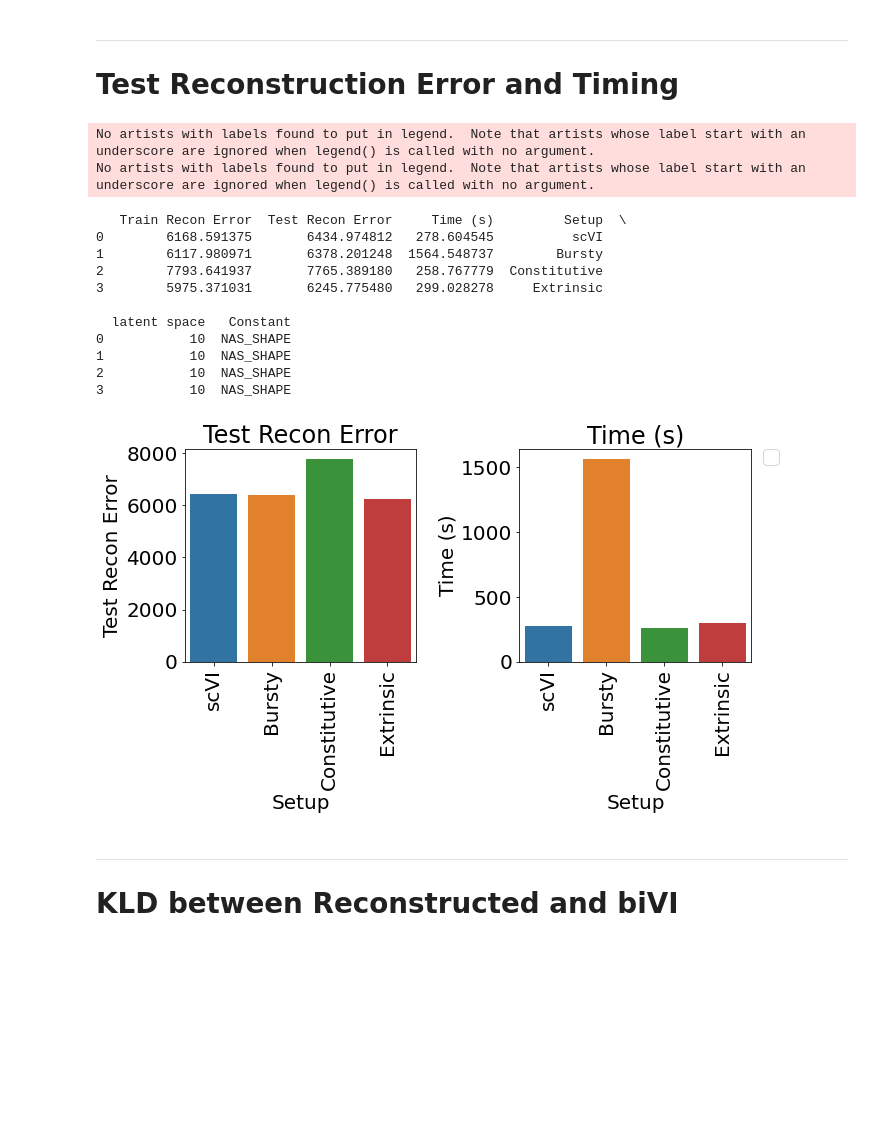
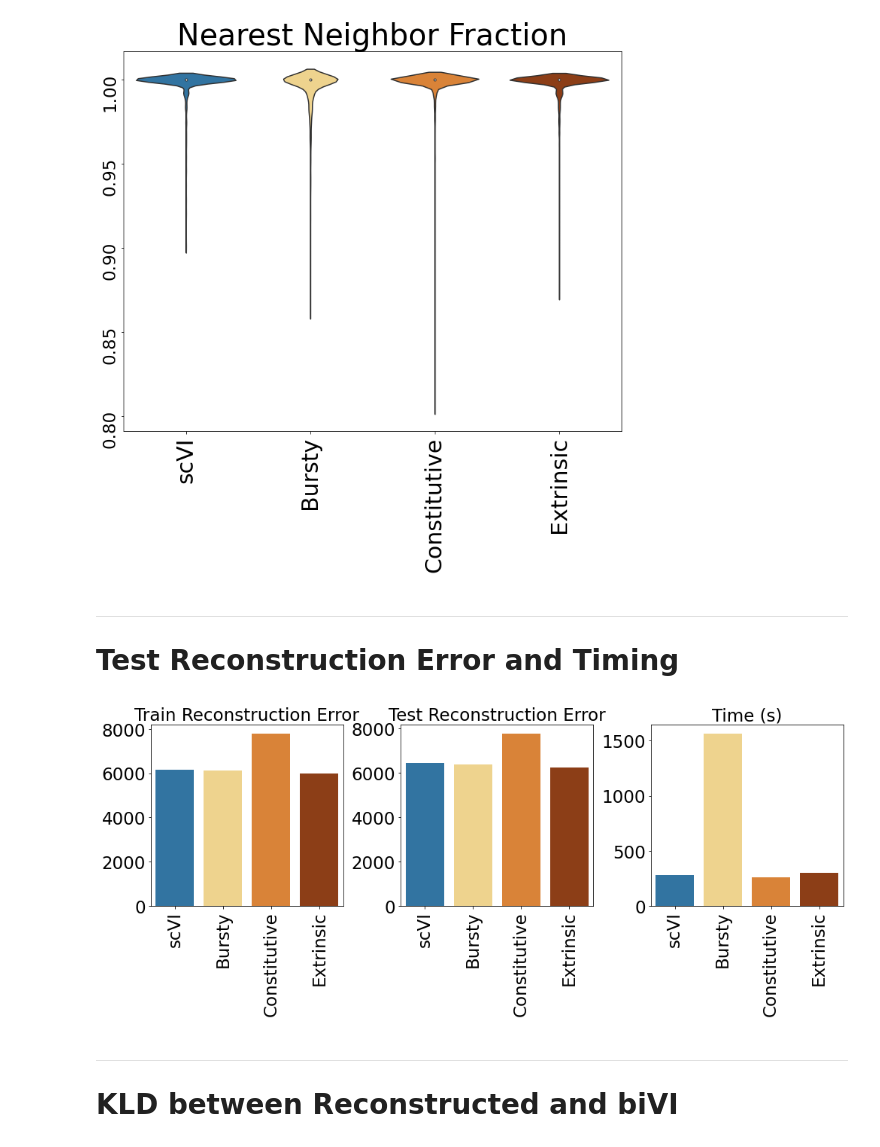
Before and after one commit to pachterlab/CGCCP_2023, a Jupyter notebook: Code/Notebooks/Analysis7_Simulated.ipynb, the cells around one changed output. Saved outputs shown, nothing was run; the diff lists cells and outputs as text; code cells hidden in the pictures; blank space fills up the shorter version.

```diff
--- a/Code/Notebooks/Analysis7_Simulated.ipynb
+++ b/Code/Notebooks/Analysis7_Simulated.ipynb
@@ -237,9 +261,9 @@ metrics = ['Average Intra-Cluster Distance',
            'Average Intra-Cluster Variance',
            'Average Inter-Cluster Distance']
 
+fs = 23
 
-
-fig,axes = plt.subplots(1,4,figsize = (27,8))
+fig,axes = plt.subplots(1,4,figsize = (25,5),gridspec_kw={'wspace':0.4, 'hspace':0.0})
 
 for i,metric in enumerate(metrics):
 
@@ -250,11 +274,13 @@ for i,metric in enumerate(metrics):
     dict_plot['setup'] = setups
     dict_plot['metric'] = metric_list
     df_plot = pd.DataFrame(dict_plot)
-    sns.barplot(ax = ax, data = df_plot, x = 'setup', y ='metric')
-    ax.set_title(f'{metric}',fontsize = fs)
-    ax.set_ylabel(f'value',fontsize=fs)
+    sns.barplot(ax = ax, data = df_plot, x = 'setup', y ='metric',palette=color_list)
+    ax.set_title(f'{metric}',fontsize = fs, wrap=True)
+    ax.set_ylabel(None)
+    ax.set_xlabel(None)
     #plt.xlabel('Latent Space Method')
-    ax.set_xticklabels(labels = setups, rotation = 90)
+    ax.set_xticklabels(labels = setups, rotation = 90, fontsize = fs)
+    ax.tick_params(axis='y', which='both', labelsize=fs)
 
 ax= axes[i+1]
 setups = list(X_latent.keys())
@@ -263,10 +289,13 @@ metric_list = [distance_dict_plot[setup]['Average Inter-Cluster Distance']/dista
 dict_plot['setup'] = setups
 dict_plot['metric'] = metric_list
 df_plot = pd.DataFrame(dict_plot)
-sns.barplot(ax = ax, data = df_plot,x = 'setup', y ='metric')
+sns.barplot(ax = ax, data = df_plot,x = 'setup', y ='metric',palette=color_list)
 ax.set_title(f'Scaled Inter-Cluster Distance',fontsize = fs)
 ax.set_ylabel(f'value',fontsize=fs)
 ax.set_xticklabels(labels = setups, rotation = 90, fontsize = fs)
+ax.set_ylabel(None)
+ax.set_xlabel(None)
+ax.tick_params(axis='y', which='both', labelsize=fs)
 
 plt.tight_layout()
 plt.savefig(f'../../results/{name}_figs/clustering_metrics_{index}.png',bbox_inches='tight');
@@ -275,52 +387,48 @@ plt.savefig(f'../../results/{name}_figs/clustering_metrics_{index}.png',bbox_inc
+# %%
+plot_metrics(metric_dict,['nearest_neighbors'],)
+plt.title(f'Nearest Neighbor Fraction',fontsize=40)
+plt.savefig(f'../../results/{name}_figs/nearest_neighbor_test.png',bbox_inches='tight')
+# %% [output]
+[figure, added]
 # %% [markdown]
 -----------
 # Test Reconstruction Error and Timing
 # %%
 def plot_recon_loss(results_dict,kind):
   setups = list(results_dict.keys())
 
-  df_plot = pd.concat([pd.DataFrame({'Train Recon Error': -1*np.array(item[1]['recon_error'])[0,1]['reconstruction_loss'],
+  df_plot = pd.concat([pd.DataFrame({'Train Reconstruction Error': -1*np.array(item[1]['recon_error'])[0,1]['reconstruction_loss'],
 
-                'Test Recon Error': -1*np.array(item[1]['recon_error'])[0,0]['reconstruction_loss'],
+                'Test Reconstruction Error': -1*np.array(item[1]['recon_error'])[0,0]['reconstruction_loss'],
 
                 'Time (s)': item[1]['runtime'][0],
                 'Setup': item[0].split('-')[0],
                 'latent space' : item[0].split('-')[1],
                 'Constant' : item[0].split('-')[2]},index=[i]) for i,item in enumerate(results_dict.items())])
 
 
 
-  fig,axes =plt.subplots(1,len(kind),figsize= (10,6))
+  fig,axes =plt.subplots(1,len(kind),figsize= (14,6))
   for i,k in enumerate(kind):
       ax = axes[i]
-      _ = sns.barplot(data=df_plot, x='Setup', y=k, ax=ax)
+      _ = sns.barplot(data=df_plot, x='Setup', y=k, ax=ax,palette=color_list)
       #ax.get_legend().remove()
-      ax.set_title(f'{k}')
-      ax.set_xticklabels(df_plot.Setup, rotation = 90)
-      plt.legend(bbox_to_anchor=(1.05, 1), loc=2, borderaxespad=0.)
+      ax.set_title(f'{k}',fontsize=fs)
+      ax.set_ylabel(None)
+      ax.set_xlabel(None)
+      ax.tick_params(axis='y', which='both', labelsize=fs)
+      ax.set_xticklabels(labels = ['scVI', 'Bursty', 'Constitutive', 'Extrinsic'], rotation = 90, fontsize = fs)
+
+      #plt.legend(bbox_to_anchor=(1.05, 1), loc=2, borderaxespad=0.)
   plt.tight_layout()
-  print(df_plot)
 
   return(df_plot)
 
 
-plot_recon_loss(results_dict,kind=['Test Recon Error','Time (s)']);
+plot_recon_loss(results_dict,kind=['Train Reconstruction Error','Test Reconstruction Error','Time (s)']);
 plt.savefig(f'../../results/{name}_figs/recon_error_time_{index}.png',bbox_inches='tight');
 # %% [output]
-No artists with labels found to put in legend.  Note that artists whose label start with an underscore are ignored when legend() is called with no argument.
-No artists with labels found to put in legend.  Note that artists whose label start with an underscore are ignored when legend() is called with no argument.
-   Train Recon Error  Test Recon Error     Time (s)         Setup  \
-0        6168.591375       6434.974812   278.604545          scVI
-1        6117.980971       6378.201248  1564.548737        Bursty
-2        7793.641937       7765.389180   258.767779  Constitutive
-3        5975.371031       6245.775480   299.028278     Extrinsic
-
-  latent space   Constant
-0           10  NAS_SHAPE
-1           10  NAS_SHAPE
-2           10  NAS_SHAPE
-3           10  NAS_SHAPE
-[figure, old version]
+[figure, new version]
 # %% [markdown]
 ---------------
 
```
Also changed, not shown: parts of 15 cells of this notebook.
